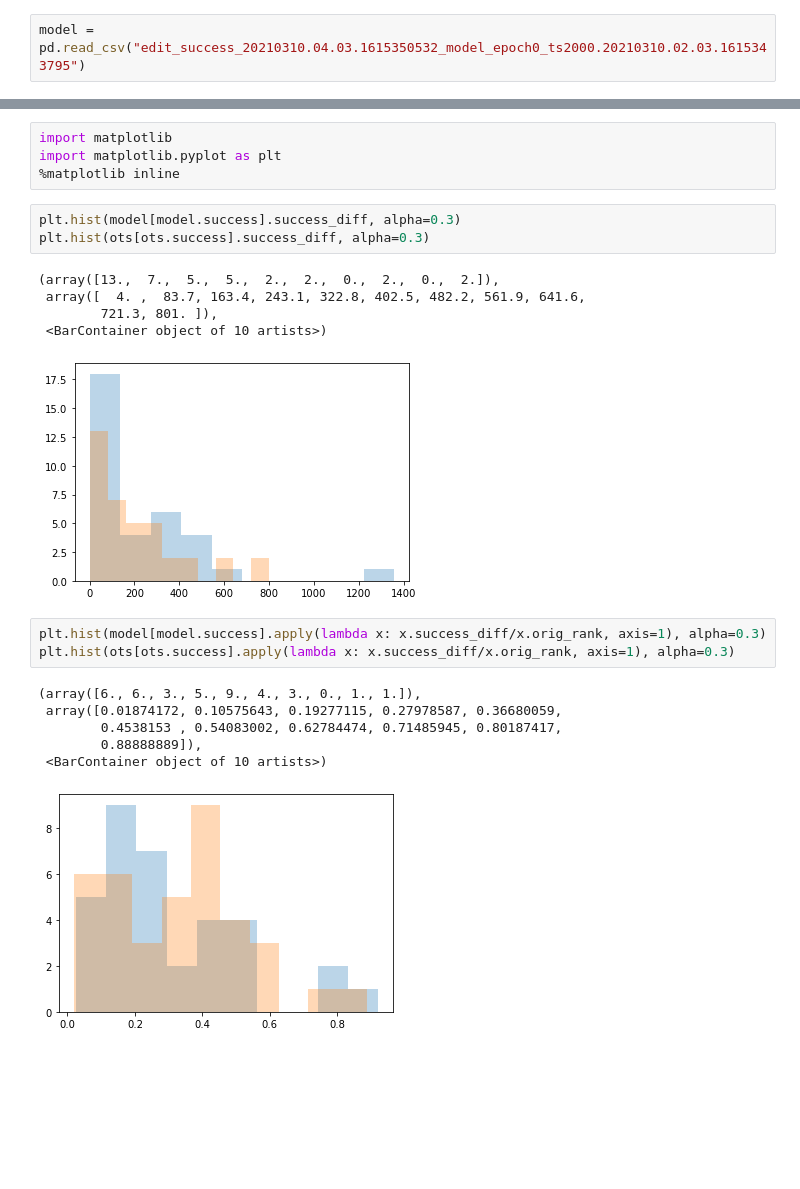
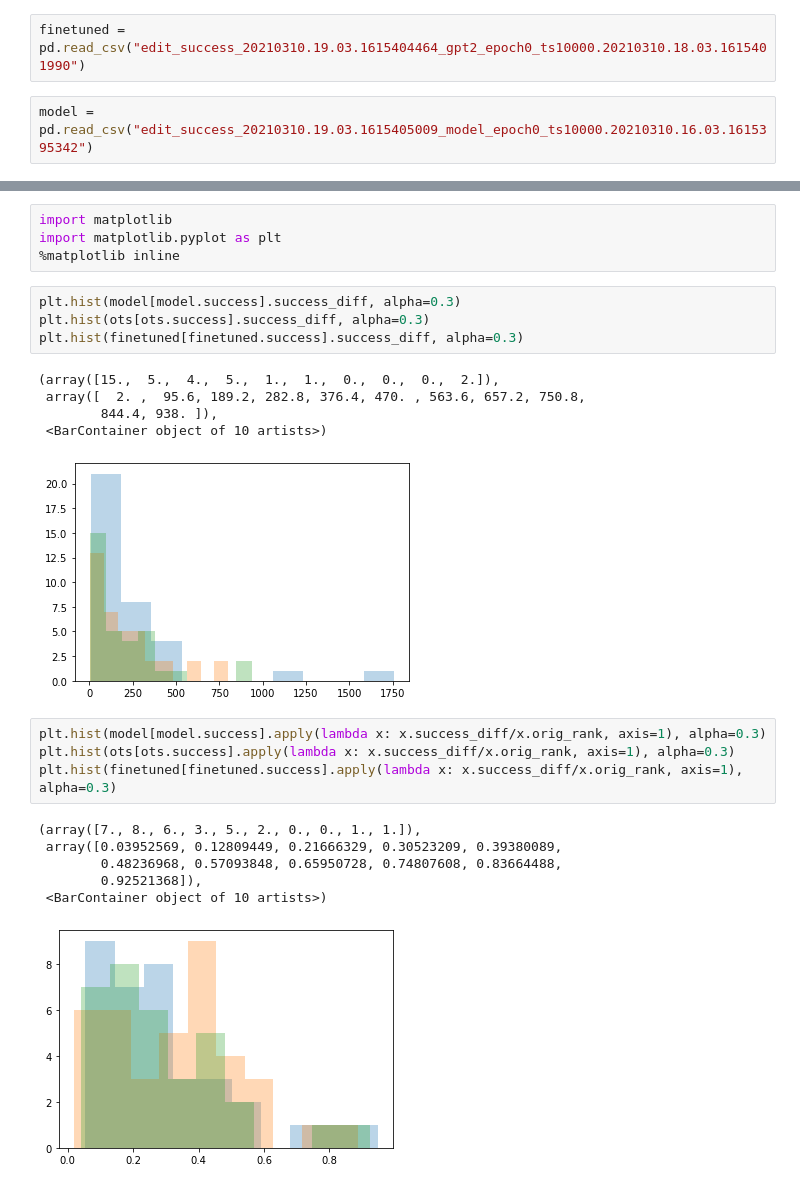
Before and after one commit to spencerbraun/editable_nlp, a Jupyter notebook: eval/Untitled.ipynb, the cells around one changed output, grey strips where cells are left out. Drawn from its saved outputs; the diff is of its cells as text; blank space fills up the shorter version.

Commit message:
run with cedit,cloc=100, finetuned gpt2

```diff
--- a/eval/Untitled.ipynb
+++ b/eval/Untitled.ipynb
@@ -17,7 +20,9 @@ training
 # %%
 ots = pd.read_csv("edit_success_20210310.04.03.1615349831_OTS")
+# %%
+finetuned = pd.read_csv("edit_success_20210310.19.03.1615404464_gpt2_epoch0_ts10000.20210310.18.03.1615401990")
 # %%
-model = pd.read_csv("edit_success_20210310.04.03.1615350532_model_epoch0_ts2000.20210310.02.03.1615343795")
+model = pd.read_csv("edit_success_20210310.19.03.1615405009_model_epoch0_ts10000.20210310.16.03.1615395342")
 # %%
 ots.success.mean()
 # %% [output]
@@ -77,19 +114,21 @@ import matplotlib.pyplot as plt
 # %%
 plt.hist(model[model.success].success_diff, alpha=0.3)
 plt.hist(ots[ots.success].success_diff, alpha=0.3)
+plt.hist(finetuned[finetuned.success].success_diff, alpha=0.3)
 # %% [output]
-(array([13.,  7.,  5.,  5.,  2.,  2.,  0.,  2.,  0.,  2.]),
- array([  4. ,  83.7, 163.4, 243.1, 322.8, 402.5, 482.2, 561.9, 641.6,
-        721.3, 801. ]),
+(array([15.,  5.,  4.,  5.,  1.,  1.,  0.,  0.,  0.,  2.]),
+ array([  2. ,  95.6, 189.2, 282.8, 376.4, 470. , 563.6, 657.2, 750.8,
+        844.4, 938. ]),
  <BarContainer object of 10 artists>)
-[figure, old version]
+[figure, new version]
 # %%
 plt.hist(model[model.success].apply(lambda x: x.success_diff/x.orig_rank, axis=1), alpha=0.3)
 plt.hist(ots[ots.success].apply(lambda x: x.success_diff/x.orig_rank, axis=1), alpha=0.3)
+plt.hist(finetuned[finetuned.success].apply(lambda x: x.success_diff/x.orig_rank, axis=1), alpha=0.3)
 # %% [output]
-(array([6., 6., 3., 5., 9., 4., 3., 0., 1., 1.]),
- array([0.01874172, 0.10575643, 0.19277115, 0.27978587, 0.36680059,
-        0.4538153 , 0.54083002, 0.62784474, 0.71485945, 0.80187417,
-        0.88888889]),
+(array([7., 8., 6., 3., 5., 2., 0., 0., 1., 1.]),
+ array([0.03952569, 0.12809449, 0.21666329, 0.30523209, 0.39380089,
+        0.48236968, 0.57093848, 0.65950728, 0.74807608, 0.83664488,
+        0.92521368]),
  <BarContainer object of 10 artists>)
-[figure, old version]
+[figure, new version]
```
Also changed, not shown: parts of 8 cells of this notebook, 9 other files.
